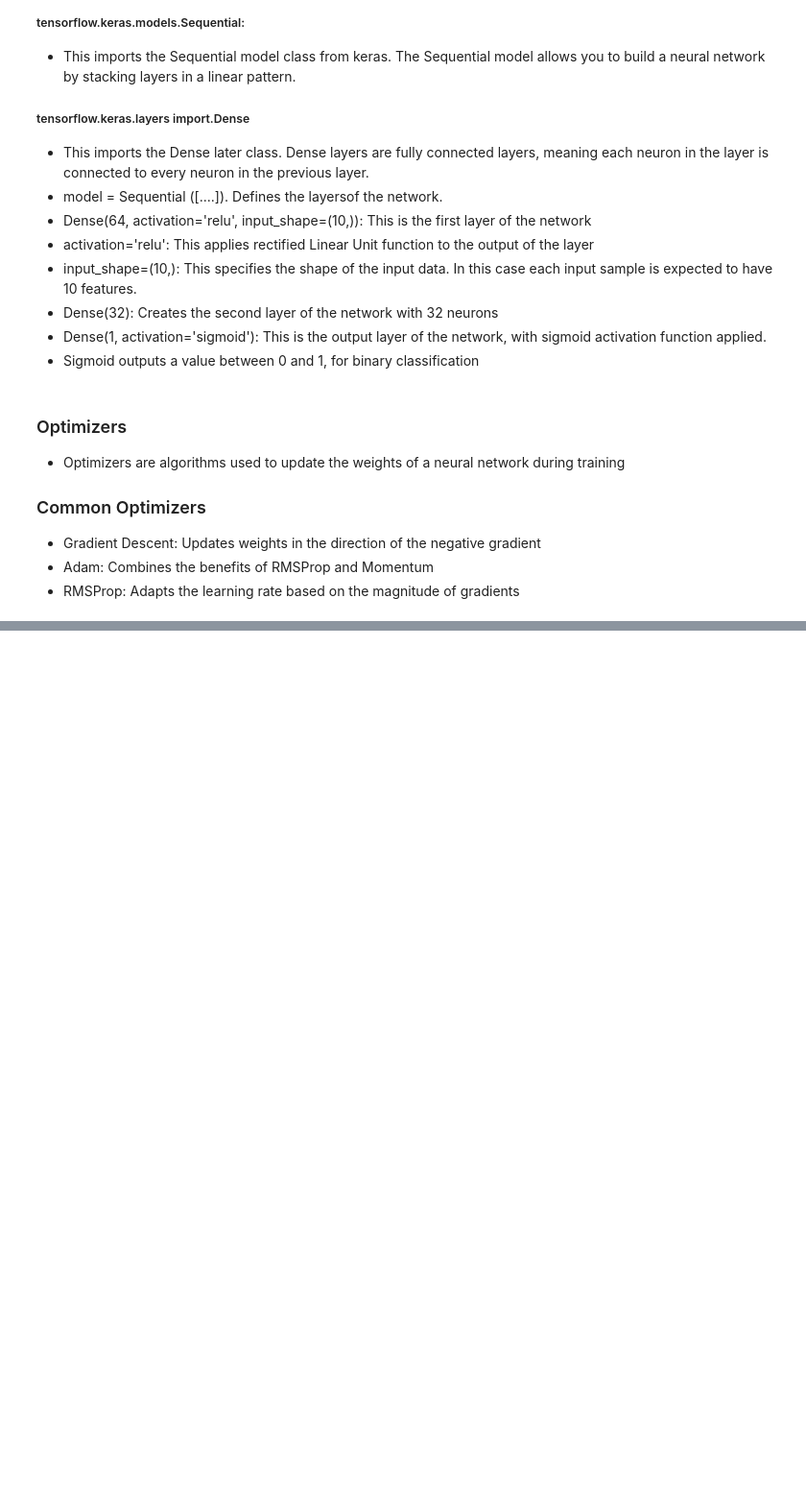
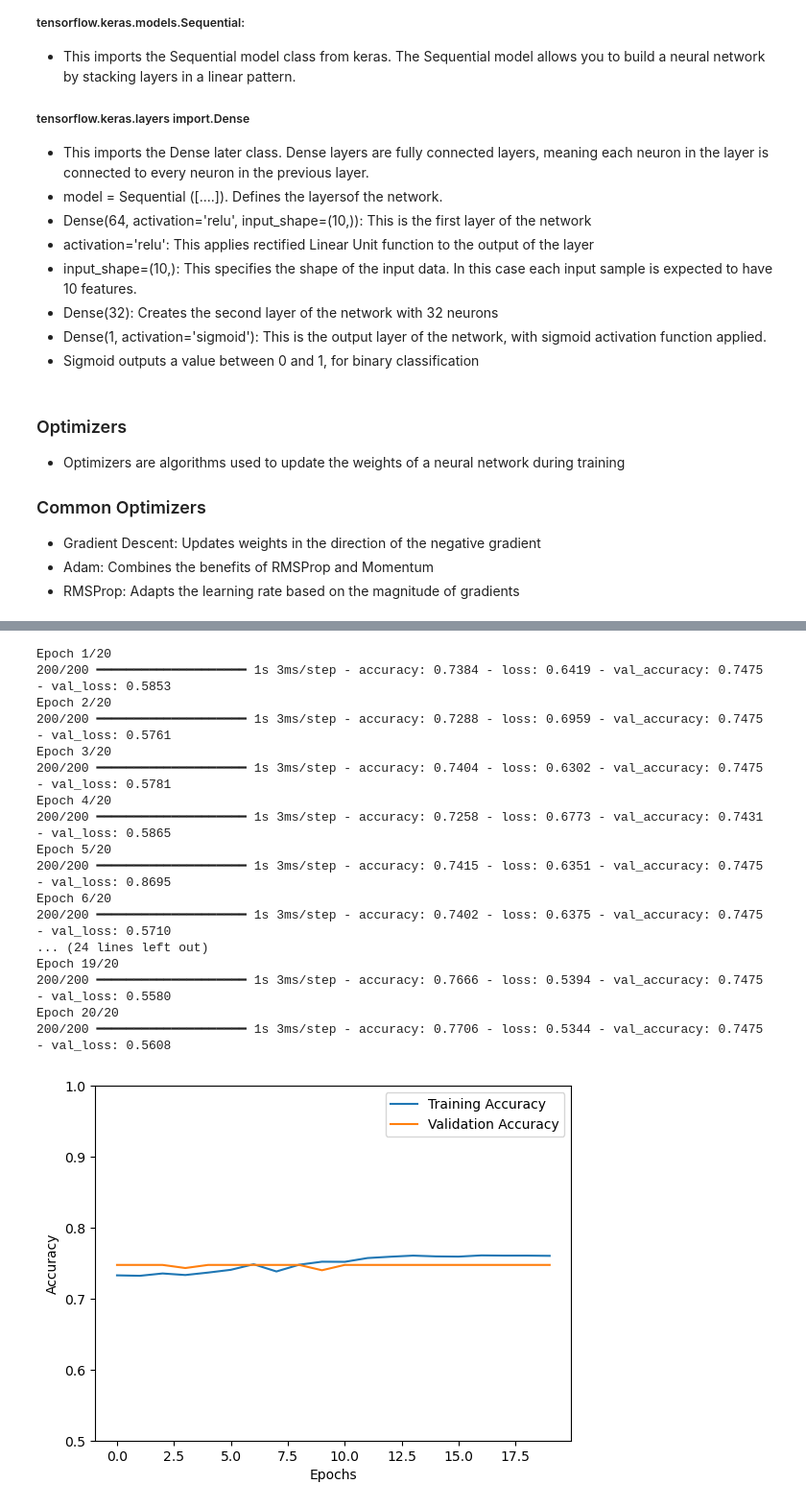
Before and after one commit to Hoodup/Machine-Learning-, a Jupyter notebook: Deep_Learning/ANN.ipynb, the cells around one changed output, grey strips where cells are left out. Shown at 96% size. Saved outputs shown, nothing was run; the diff lists cells and outputs as text; code cells hidden in the pictures; blank space fills up the shorter version.

```diff
--- a/Deep_Learning/ANN.ipynb
+++ b/Deep_Learning/ANN.ipynb
@@ -107,0 +240,19 @@ model.summary()
+# %%
+# Apply Regularization for overfitting data
+
+from tensorflow.keras.layers import Dropout
+from tensorflow.keras.regularizers import l2
+
+
+#Add Dropout and regularization
+model = Sequential()
+model.add(Input(shape=(xtrain.shape[1],))) # Define the input shape
+model.add(Dense(64, activation='relu', kernel_regularizer=l2(0.01))) # Hidden layer 1
+model.add(Dropout(0.5))
+model.add(Dense(32, activation='relu')) # Hidden layer 2
+model.add(Dense(1, activation='sigmoid')) # Output layer
+
+
+# Compile the model
+model.compile(optimizer='adam', loss='binary_crossentropy', metrics=['accuracy'])
+model.fit(xtrain, ytrain, epochs=20, batch_size=32, validation_split=0.2)
@@ -107,0 +278,35 @@ model.summary()
+# %%
+# Train the model
+
+history = model.fit(xtrain, ytrain, epochs=20, batch_size=32,validation_split=0.2)
+
+
+# Plot training history
+import matplotlib.pyplot as plt
+
+plt.plot(history.history['accuracy'], label='Training Accuracy')
+plt.plot(history.history['val_accuracy'], label='Validation Accuracy')
+plt.xlabel('Epochs')
+plt.ylabel('Accuracy')
+plt.ylim([0.5,1])
+plt.legend()
+plt.show()
+# %% [output]
+Epoch 1/20
+200/200 ━━━━━━━━━━━━━━━━━━━━ 1s 3ms/step - accuracy: 0.7384 - loss: 0.6419 - val_accuracy: 0.7475 - val_loss: 0.5853
+Epoch 2/20
+200/200 ━━━━━━━━━━━━━━━━━━━━ 1s 3ms/step - accuracy: 0.7288 - loss: 0.6959 - val_accuracy: 0.7475 - val_loss: 0.5761
+Epoch 3/20
+200/200 ━━━━━━━━━━━━━━━━━━━━ 1s 3ms/step - accuracy: 0.7404 - loss: 0.6302 - val_accuracy: 0.7475 - val_loss: 0.5781
+Epoch 4/20
+200/200 ━━━━━━━━━━━━━━━━━━━━ 1s 3ms/step - accuracy: 0.7258 - loss: 0.6773 - val_accuracy: 0.7431 - val_loss: 0.5865
+Epoch 5/20
+200/200 ━━━━━━━━━━━━━━━━━━━━ 1s 3ms/step - accuracy: 0.7415 - loss: 0.6351 - val_accuracy: 0.7475 - val_loss: 0.8695
+Epoch 6/20
+200/200 ━━━━━━━━━━━━━━━━━━━━ 1s 3ms/step - accuracy: 0.7402 - loss: 0.6375 - val_accuracy: 0.7475 - val_loss: 0.5710
+... (24 lines left out)
+Epoch 19/20
+200/200 ━━━━━━━━━━━━━━━━━━━━ 1s 3ms/step - accuracy: 0.7666 - loss: 0.5394 - val_accuracy: 0.7475 - val_loss: 0.5580
+Epoch 20/20
+200/200 ━━━━━━━━━━━━━━━━━━━━ 1s 3ms/step - accuracy: 0.7706 - loss: 0.5344 - val_accuracy: 0.7475 - val_loss: 0.5608
+[figure, added]
```
Also changed, not shown: parts of 16 cells of this notebook.
